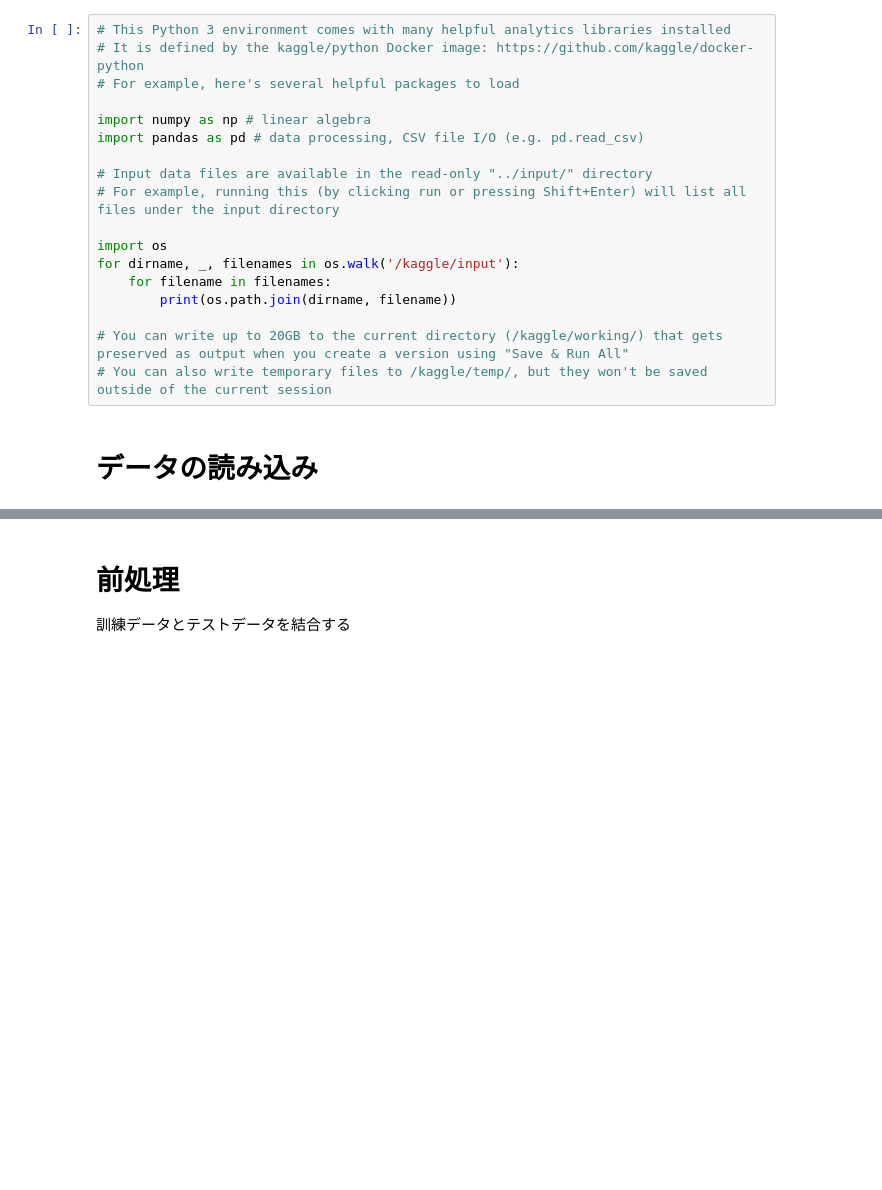
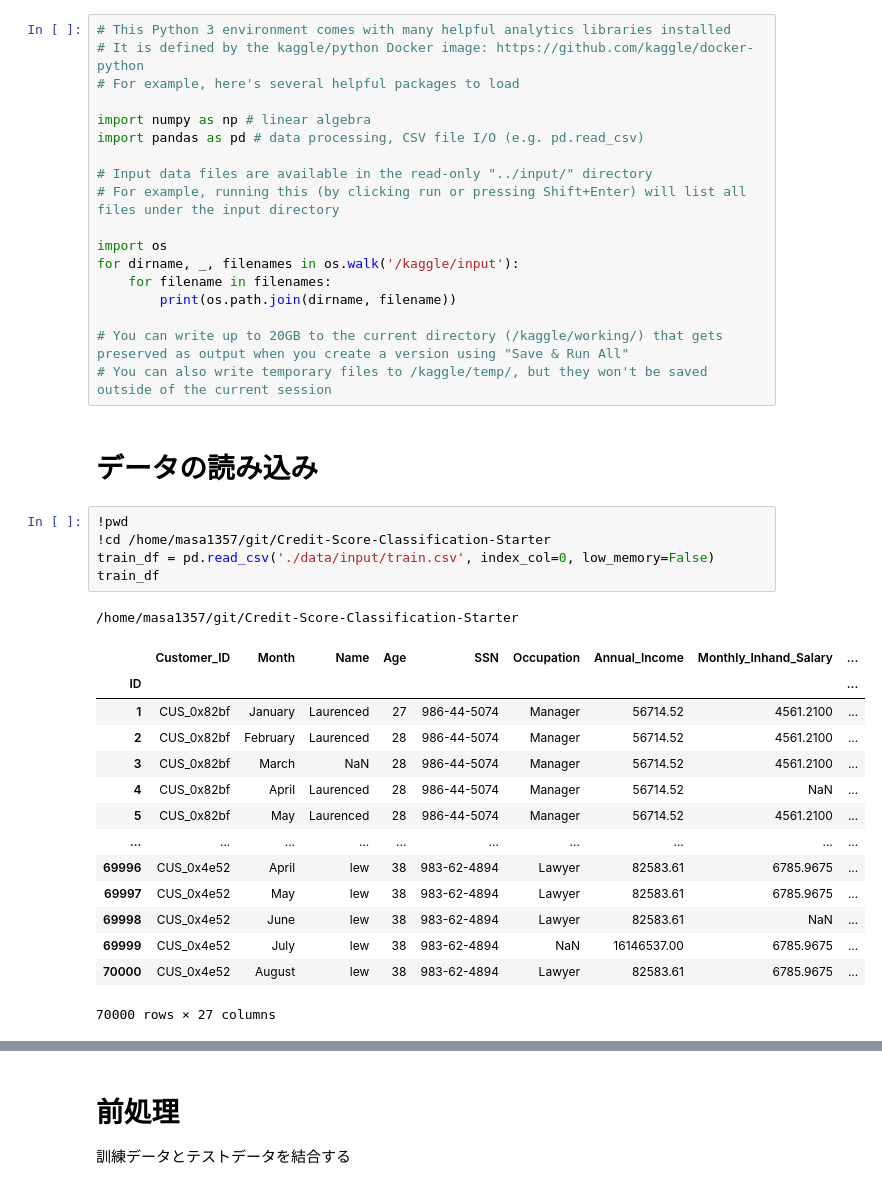
Before and after one commit to masa1357/Credit-Score-Classification-Starter, a Jupyter notebook: credit-score-classification-starter.ipynb, the cells around one changed output, grey strips where cells are left out. Drawn from its saved outputs; the diff is of its cells as text; blank space fills up the shorter version.

```diff
--- a/credit-score-classification-starter.ipynb
+++ b/credit-score-classification-starter.ipynb
@@ -18,4 +18,25 @@ for dirname, _, filenames in os.walk('/kaggle/input'):
 # You can also write temporary files to /kaggle/temp/, but they won't be saved outside of the current session
 # %% [markdown]
 # データの読み込み
+# %%
+!pwd
+!cd /home/masa1357/git/Credit-Score-Classification-Starter
+train_df = pd.read_csv('./data/input/train.csv', index_col=0, low_memory=False)
+train_df
+# %% [output]
+/home/masa1357/git/Credit-Score-Classification-Starter
+|  | Customer_ID | Month | Name | Age | SSN | Occupation | Annual_Income | Monthly_Inhand_Salary | ... |
+| ID |  |  |  |  |  |  |  |  | ... |
+| 1 | CUS_0x82bf | January | Laurenced | 27 | 986-44-5074 | Manager | 56714.52 | 4561.2100 | ... |
+| 2 | CUS_0x82bf | February | Laurenced | 28 | 986-44-5074 | Manager | 56714.52 | 4561.2100 | ... |
+| 3 | CUS_0x82bf | March | NaN | 28 | 986-44-5074 | Manager | 56714.52 | 4561.2100 | ... |
+| 4 | CUS_0x82bf | April | Laurenced | 28 | 986-44-5074 | Manager | 56714.52 | NaN | ... |
+| 5 | CUS_0x82bf | May | Laurenced | 28 | 986-44-5074 | Manager | 56714.52 | 4561.2100 | ... |
+| ... | ... | ... | ... | ... | ... | ... | ... | ... | ... |
+| 69996 | CUS_0x4e52 | April | lew | 38 | 983-62-4894 | Lawyer | 82583.61 | 6785.9675 | ... |
+| 69997 | CUS_0x4e52 | May | lew | 38 | 983-62-4894 | Lawyer | 82583.61 | 6785.9675 | ... |
+| 69998 | CUS_0x4e52 | June | lew | 38 | 983-62-4894 | Lawyer | 82583.61 | NaN | ... |
+| 69999 | CUS_0x4e52 | July | lew | 38 | 983-62-4894 | NaN | 16146537.00 | 6785.9675 | ... |
+| 70000 | CUS_0x4e52 | August | lew | 38 | 983-62-4894 | Lawyer | 82583.61 | 6785.9675 | ... |
+70000 rows × 27 columns
 # %%
```
Also changed, not shown: parts of 16 cells of this notebook.
